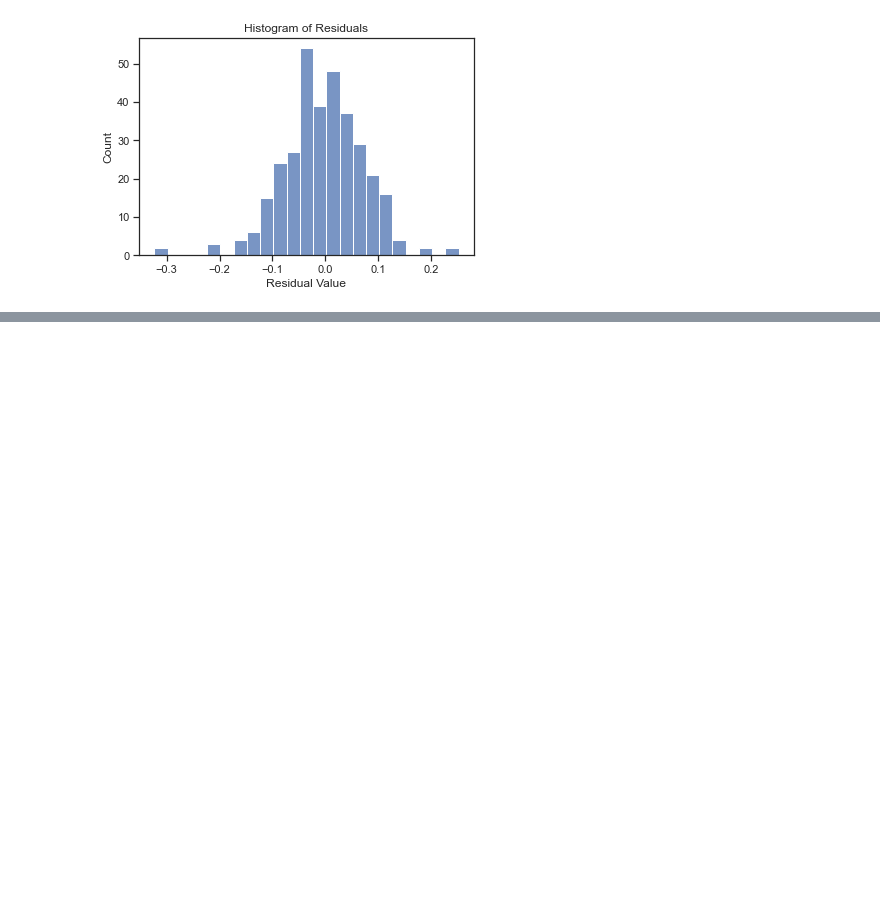
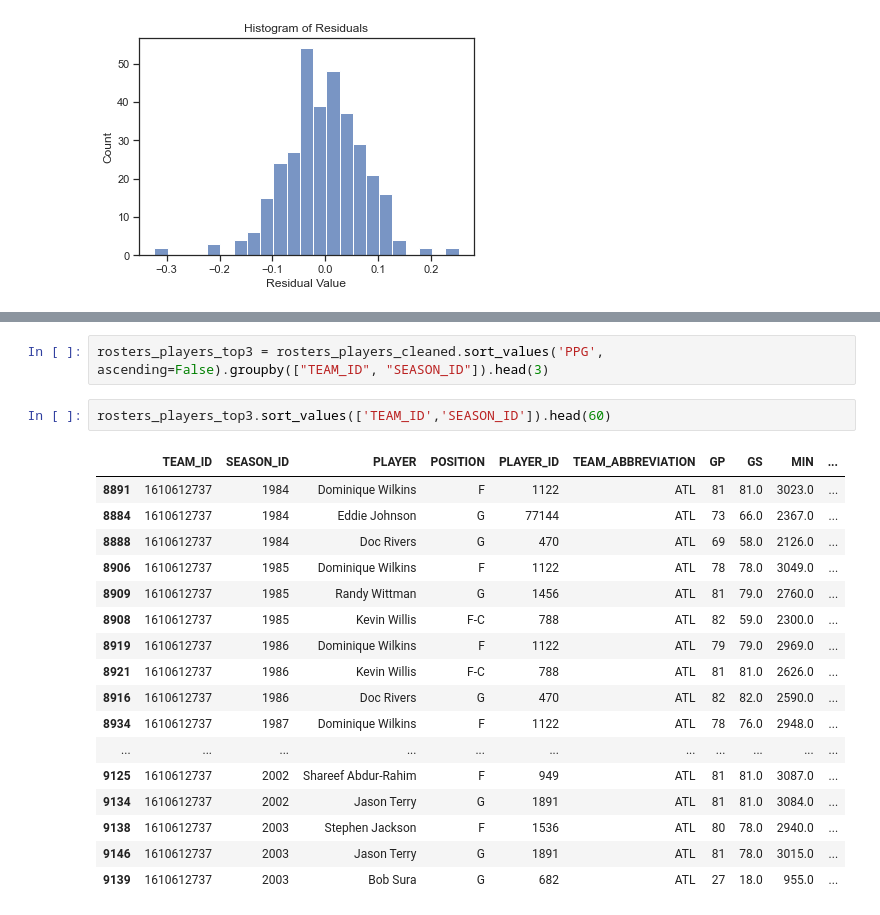
Before and after one commit to marcelcastrolima/nba_data_project, a Jupyter notebook: nba_csv.ipynb, the cells around one changed output, grey strips where cells are left out. Saved outputs shown, nothing was run; the diff lists cells and outputs as text; blank space fills up the shorter version.

```diff
--- a/nba_csv.ipynb
+++ b/nba_csv.ipynb
@@ -427,0 +435,22 @@ X_train_scaled
+# %%
+rosters_players_top3 = rosters_players_cleaned.sort_values('PPG', ascending=False).groupby(["TEAM_ID", "SEASON_ID"]).head(3)
+# %%
+rosters_players_top3.sort_values(['TEAM_ID','SEASON_ID']).head(60)
+# %% [output]
+|  | TEAM_ID | SEASON_ID | PLAYER | POSITION | PLAYER_ID | TEAM_ABBREVIATION | GP | GS | MIN | ... |
+| 8891 | 1610612737 | 1984 | Dominique Wilkins | F | 1122 | ATL | 81 | 81.0 | 3023.0 | ... |
+| 8884 | 1610612737 | 1984 | Eddie Johnson | G | 77144 | ATL | 73 | 66.0 | 2367.0 | ... |
+| 8888 | 1610612737 | 1984 | Doc Rivers | G | 470 | ATL | 69 | 58.0 | 2126.0 | ... |
+| 8906 | 1610612737 | 1985 | Dominique Wilkins | F | 1122 | ATL | 78 | 78.0 | 3049.0 | ... |
+| 8909 | 1610612737 | 1985 | Randy Wittman | G | 1456 | ATL | 81 | 79.0 | 2760.0 | ... |
+| 8908 | 1610612737 | 1985 | Kevin Willis | F-C | 788 | ATL | 82 | 59.0 | 2300.0 | ... |
+| 8919 | 1610612737 | 1986 | Dominique Wilkins | F | 1122 | ATL | 79 | 79.0 | 2969.0 | ... |
+| 8921 | 1610612737 | 1986 | Kevin Willis | F-C | 788 | ATL | 81 | 81.0 | 2626.0 | ... |
+| 8916 | 1610612737 | 1986 | Doc Rivers | G | 470 | ATL | 82 | 82.0 | 2590.0 | ... |
+| 8934 | 1610612737 | 1987 | Dominique Wilkins | F | 1122 | ATL | 78 | 76.0 | 2948.0 | ... |
+| ... | ... | ... | ... | ... | ... | ... | ... | ... | ... | ... |
+| 9125 | 1610612737 | 2002 | Shareef Abdur-Rahim | F | 949 | ATL | 81 | 81.0 | 3087.0 | ... |
+| 9134 | 1610612737 | 2002 | Jason Terry | G | 1891 | ATL | 81 | 81.0 | 3084.0 | ... |
+| 9138 | 1610612737 | 2003 | Stephen Jackson | F | 1536 | ATL | 80 | 78.0 | 2940.0 | ... |
+| 9146 | 1610612737 | 2003 | Jason Terry | G | 1891 | ATL | 81 | 78.0 | 3015.0 | ... |
+| 9139 | 1610612737 | 2003 | Bob Sura | G | 682 | ATL | 27 | 18.0 | 955.0 | ... |
```
Also changed, not shown: parts of 15 cells of this notebook, 4 other files.
